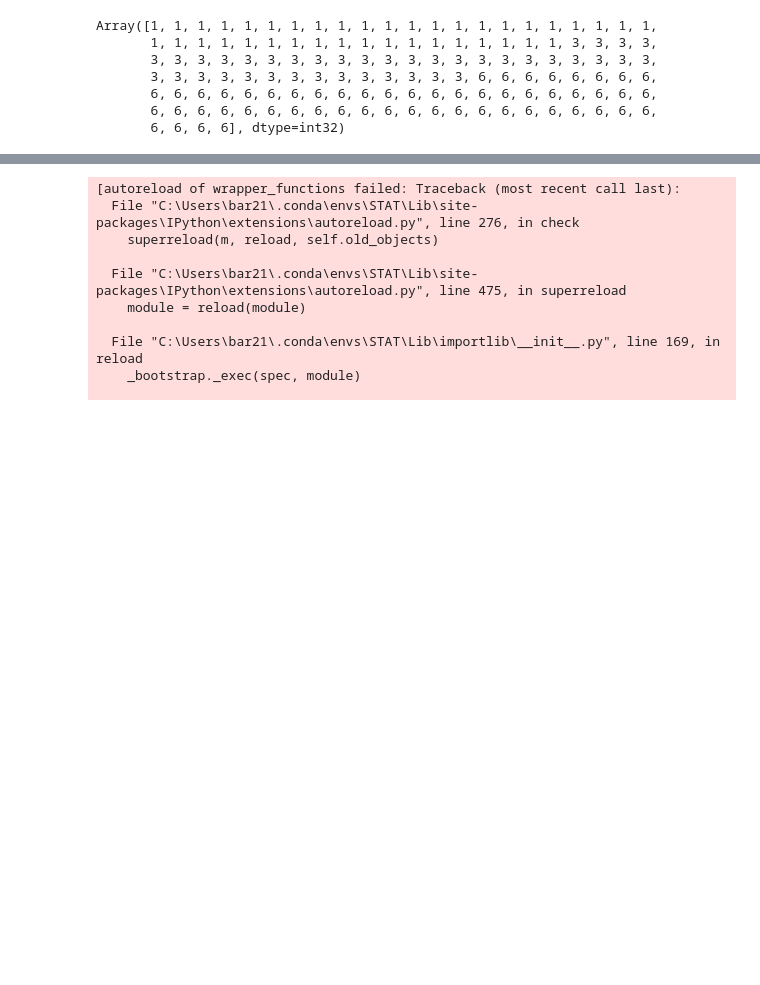
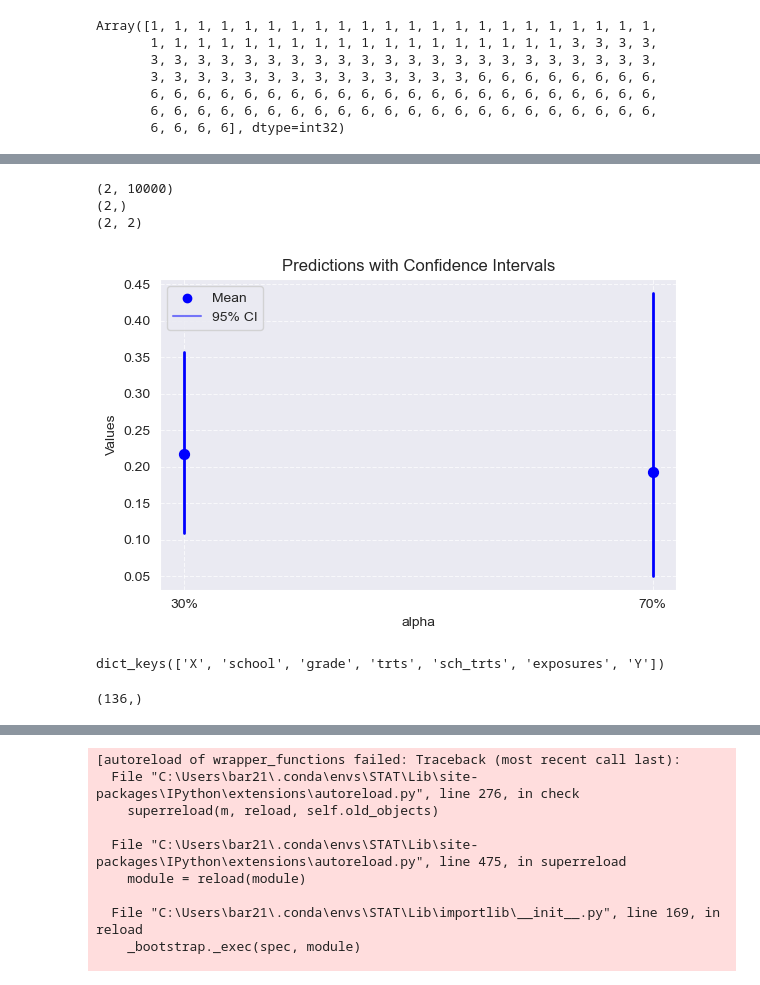
Before and after one commit to barwein/BayesProxyNets, a Jupyter notebook: Data/Palluck_et_al/Data_analysis.ipynb, the cells around one changed output, grey strips where cells are left out. Cells and saved outputs as stored; diff of their text form; code cells hidden in the pictures; blank space fills up the shorter version.

```diff
--- a/Data/Palluck_et_al/Data_analysis.ipynb
+++ b/Data/Palluck_et_al/Data_analysis.ipynb
@@ -433,5 +493,68 @@ Number of divergences: 1
+# %%
+# Plot mean (95% CI) for each stoch prediction
+esti_stoch_pred = jnp.mean(tst_stoch_pred, axis=2)
+print(esti_stoch_pred.shape)
+mean_esti_pred = jnp.mean(esti_stoch_pred, axis=1)
+print(mean_esti_pred.shape)
+quantiles_esti_pred = jnp.quantile(esti_stoch_pred, q=jnp.array([0.025, 0.975]), axis=1)
+print(quantiles_esti_pred.shape)
+# quantiles_stoch_pred = jnp.quantile(tst_stoch_pred, q=jnp.array([0.025, 0.975]), axis=1)
+# print(mean_stoch_pred.shape)
+# print(quantiles_stoch_pred.shape)
+
+# plot point estimate and 95% CI for each of 3 stoch trts
+#
+# plt.figure(figsize=(8, 6))
+# plt.errorbar(x=jnp.arange(mean_stoch_pred.shape[0]), y=mean_stoch_pred, yerr=[mean_stoch_pred - quantiles_stoch_pred[0], quantiles_stoch_pred[1] - mean_stoch_pred], fmt='o')
+# plt.xlabel("Stoch pred")
+# plt.ylabel("Predicted estimand")
+# %% [output]
+(2, 10000)
+(2,)
+(2, 2)
+# %%
+# Create the plot
+fig, ax = plt.subplots(figsize=(6, 4))
+
+# X-coordinates for the three variables
+x = np.arange(2)
+# x = [0.25,0.75]
+
+# Plot the mean points
+ax.scatter(x, mean_esti_pred, color='blue', s=50, zorder=2)
+
+# Plot the confidence intervals
+for i in range(2):
+    ax.plot([i, i], quantiles_esti_pred[:, i], color='blue', linewidth=2, zorder=2)
+
+# Customize the plot
+ax.set_xlabel('alpha')
+ax.set_ylabel('Values')
+ax.set_title('Predictions with Confidence Intervals')
+ax.set_xticks(x)
+ax.set_xticklabels(['30%', '70%'])
+ax.grid(True, linestyle='--', alpha=0.7)
+
+# Add legend
+ax.scatter([], [], color='blue', label='Mean')
+ax.plot([], [], color='blue', label='95% CI', alpha=0.5)
+ax.legend()
+
+# Show the plot
+plt.tight_layout()
+plt.show()
+# %% [output]
+[figure, added]
 # %%
 # TODO: test with onestage inferece
 # TODO: test with multistage inferenec
 # TODO: In multistage, need to think how to combine the estimation (with posterior obs exposures), and predictions of stoch treatments in one run.
 # TODO: check prediction in outcome model  above
+# %%
+print(all_data.keys())
+# %% [output]
+dict_keys(['X', 'school', 'grade', 'trts', 'sch_trts', 'exposures', 'Y'])
+# %%
+all_post_obs_expos[0].mean(axis=0).shape
+# %% [output]
+(136,)
```
Also changed, not shown: parts of 23 cells of this notebook, 3 other files.
